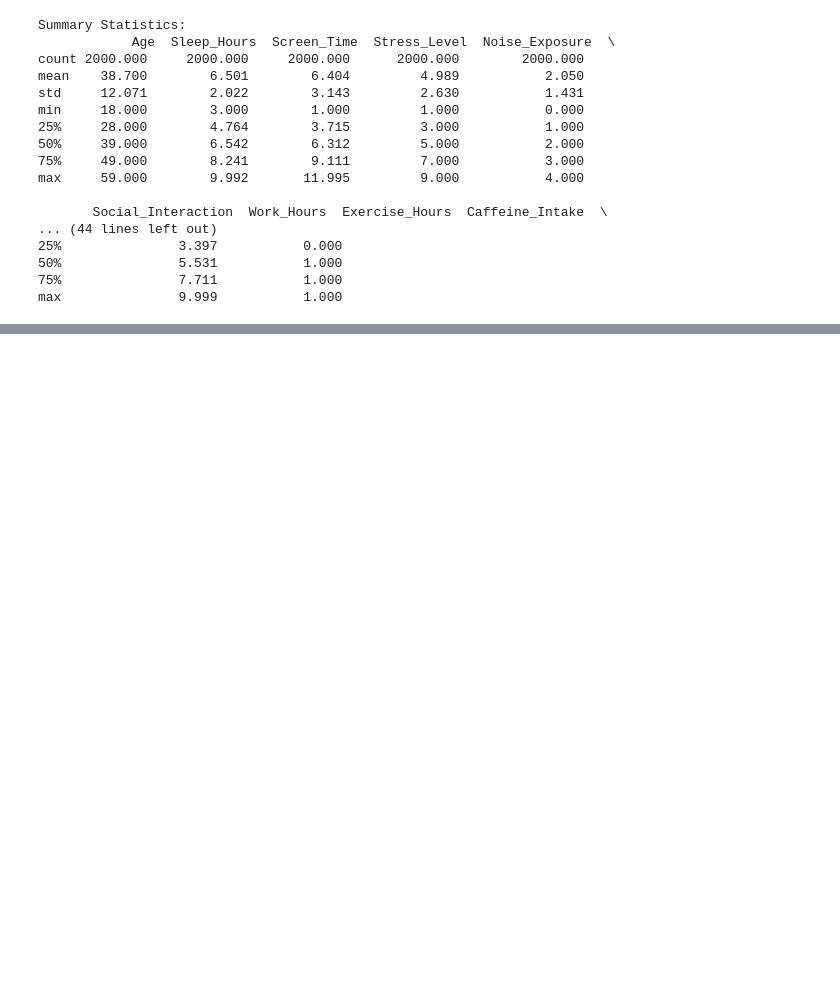
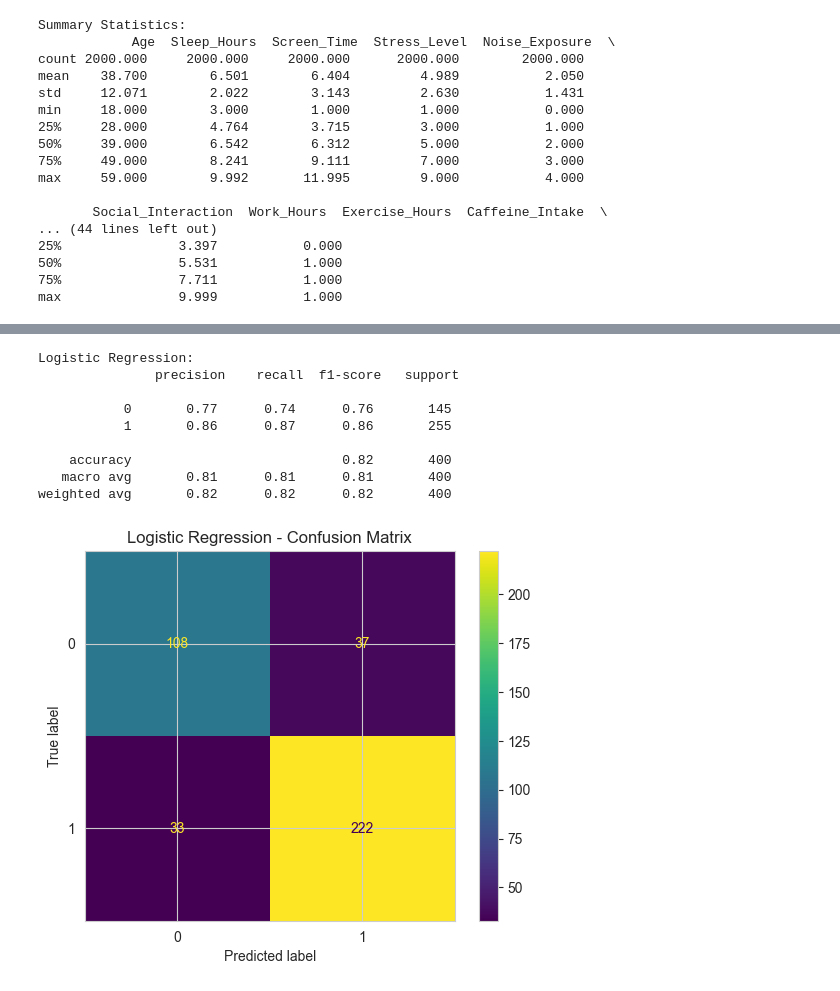
Before and after one commit to albertokabore/Albert_Data-Science-Capstone-Project-Overstimulation-Behaviour-and-Lifestyle-Analysis-, a Jupyter notebook: Albertkabore_ml.ipynb, the cells around one changed output, grey strips where cells are left out. Drawn from its saved outputs; the diff is of its cells as text; code cells hidden in the pictures; blank space fills up the shorter version.

```diff
--- a/Albertkabore_ml.ipynb
+++ b/Albertkabore_ml.ipynb
@@ -281,0 +537,21 @@ T-Test for Screen Time (High vs Low): t=18.58, p=0.0000
+# %%
+# Logistic Regression
+log_model = LogisticRegression()
+log_model.fit(X_train, y_train)
+log_preds = log_model.predict(X_test)
+print("Logistic Regression:\n", classification_report(y_test, log_preds))
+
+ConfusionMatrixDisplay.from_predictions(y_test, log_preds)
+plt.title("Logistic Regression - Confusion Matrix")
+plt.show()
+# %% [output]
+Logistic Regression:
+               precision    recall  f1-score   support
+
+           0       0.77      0.74      0.76       145
+           1       0.86      0.87      0.86       255
+
+    accuracy                           0.82       400
+   macro avg       0.81      0.81      0.81       400
+weighted avg       0.82      0.82      0.82       400
+[figure, added]
```
Also changed, not shown: parts of 79 cells of this notebook.
